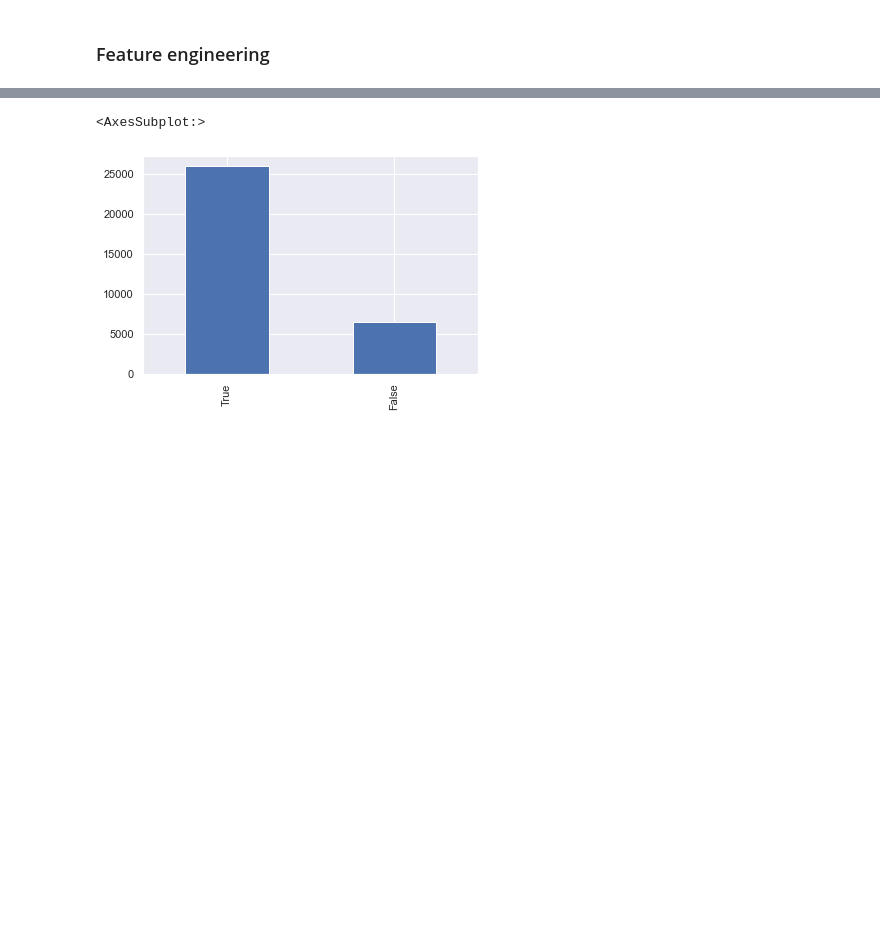
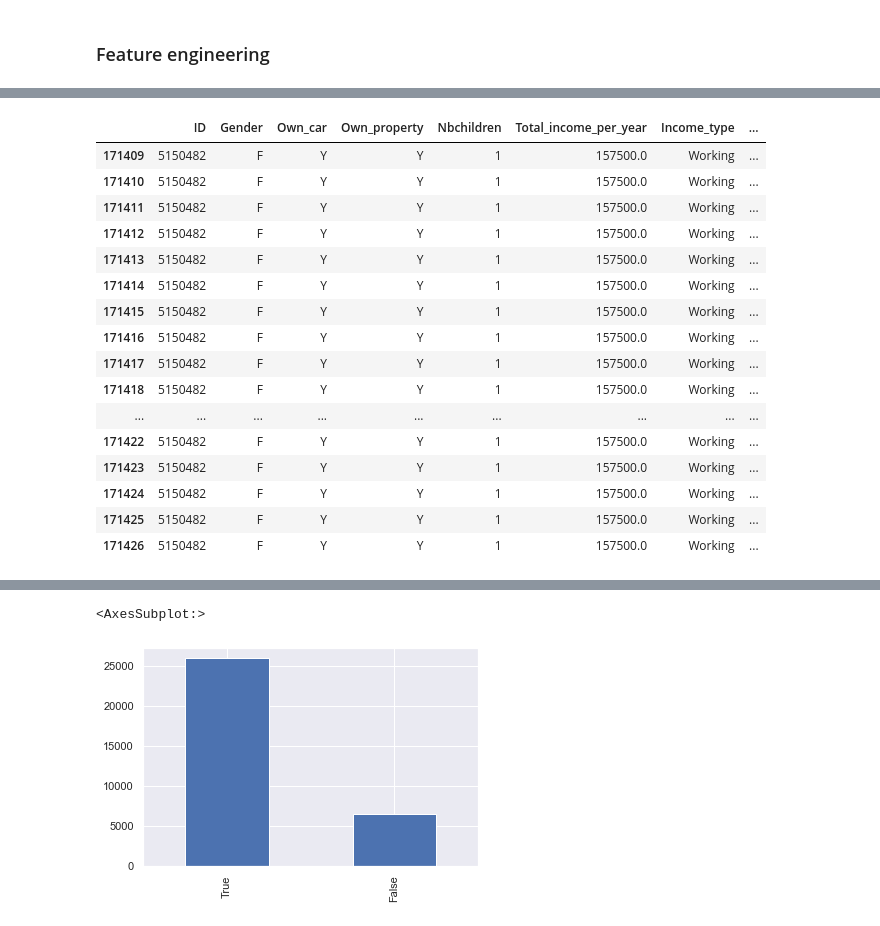
Before and after one commit to supavitkod/Credit, a Jupyter notebook: Credit analysis.ipynb, the cells around one changed output, grey strips where cells are left out. Drawn from its saved outputs; the diff is of its cells as text; code cells hidden in the pictures; blank space fills up the shorter version.

```diff
--- a/Credit analysis.ipynb
+++ b/Credit analysis.ipynb
@@ -420,0 +433,20 @@ Categorical_countplot(['Gender','Own_car', 'Own_property', 'Income_type', 'Educa
+# %%
+df[df['ID'] == 5150482]
+# %% [output]
+|  | ID | Gender | Own_car | Own_property | Nbchildren | Total_income_per_year | Income_type | ... |
+| 171409 | 5150482 | F | Y | Y | 1 | 157500.0 | Working | ... |
+| 171410 | 5150482 | F | Y | Y | 1 | 157500.0 | Working | ... |
+| 171411 | 5150482 | F | Y | Y | 1 | 157500.0 | Working | ... |
+| 171412 | 5150482 | F | Y | Y | 1 | 157500.0 | Working | ... |
+| 171413 | 5150482 | F | Y | Y | 1 | 157500.0 | Working | ... |
+| 171414 | 5150482 | F | Y | Y | 1 | 157500.0 | Working | ... |
+| 171415 | 5150482 | F | Y | Y | 1 | 157500.0 | Working | ... |
+| 171416 | 5150482 | F | Y | Y | 1 | 157500.0 | Working | ... |
+| 171417 | 5150482 | F | Y | Y | 1 | 157500.0 | Working | ... |
+| 171418 | 5150482 | F | Y | Y | 1 | 157500.0 | Working | ... |
+| ... | ... | ... | ... | ... | ... | ... | ... | ... |
+| 171422 | 5150482 | F | Y | Y | 1 | 157500.0 | Working | ... |
+| 171423 | 5150482 | F | Y | Y | 1 | 157500.0 | Working | ... |
+| 171424 | 5150482 | F | Y | Y | 1 | 157500.0 | Working | ... |
+| 171425 | 5150482 | F | Y | Y | 1 | 157500.0 | Working | ... |
+| 171426 | 5150482 | F | Y | Y | 1 | 157500.0 | Working | ... |
```
Also changed, not shown: parts of 98 cells of this notebook, 5 other files.
